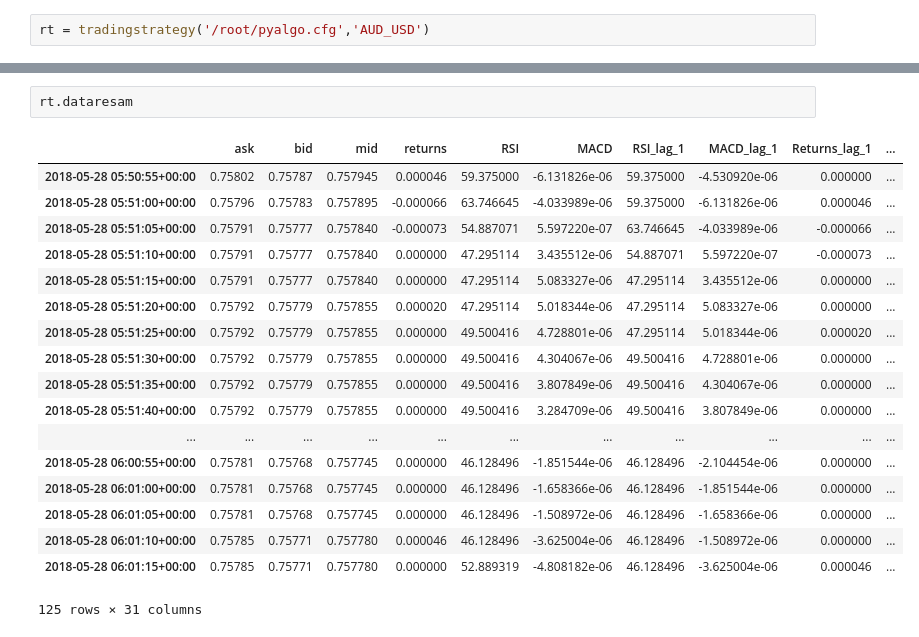
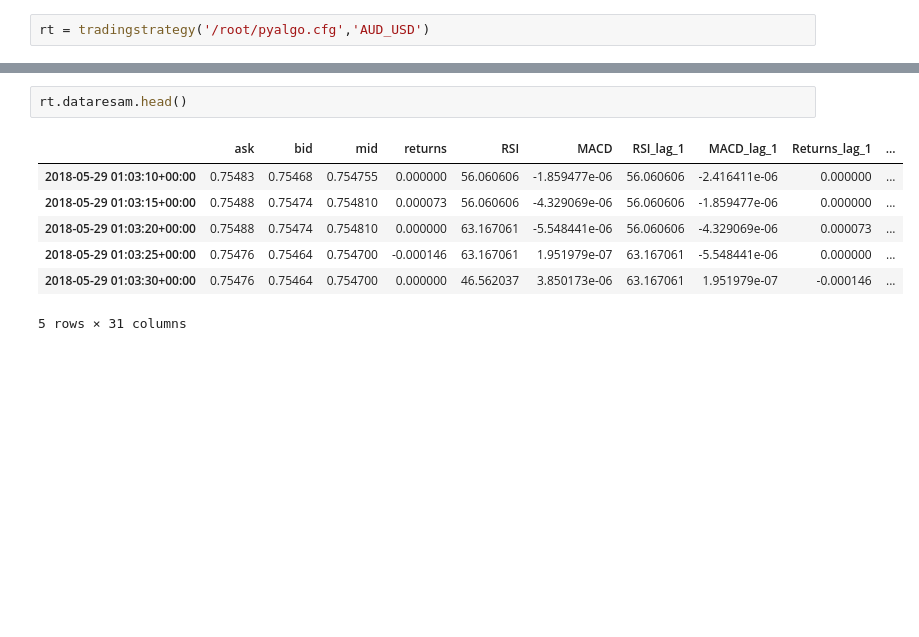
Before and after one commit to Sdoof/final_project, a Jupyter notebook: FOUR_tradingstrategy.ipynb, the cells around one changed output, grey strips where cells are left out. Cells and saved outputs as stored; diff of their text form; blank space fills up the shorter version.

```diff
--- a/FOUR_tradingstrategy.ipynb
+++ b/FOUR_tradingstrategy.ipynb
@@ -253,24 +253,13 @@ rt.dataresam[['mid','RSI']].plot(secondary_y='RSI')
 # %%
-rt.dataresam
+rt.dataresam.head()
 # %% [output]
 |  | ask | bid | mid | returns | RSI | MACD | RSI_lag_1 | MACD_lag_1 | Returns_lag_1 | ... |
-| 2018-05-28 05:50:55+00:00 | 0.75802 | 0.75787 | 0.757945 | 0.000046 | 59.375000 | -6.131826e-06 | 59.375000 | -4.530920e-06 | 0.000000 | ... |
-| 2018-05-28 05:51:00+00:00 | 0.75796 | 0.75783 | 0.757895 | -0.000066 | 63.746645 | -4.033989e-06 | 59.375000 | -6.131826e-06 | 0.000046 | ... |
-| 2018-05-28 05:51:05+00:00 | 0.75791 | 0.75777 | 0.757840 | -0.000073 | 54.887071 | 5.597220e-07 | 63.746645 | -4.033989e-06 | -0.000066 | ... |
-| 2018-05-28 05:51:10+00:00 | 0.75791 | 0.75777 | 0.757840 | 0.000000 | 47.295114 | 3.435512e-06 | 54.887071 | 5.597220e-07 | -0.000073 | ... |
-| 2018-05-28 05:51:15+00:00 | 0.75791 | 0.75777 | 0.757840 | 0.000000 | 47.295114 | 5.083327e-06 | 47.295114 | 3.435512e-06 | 0.000000 | ... |
-| 2018-05-28 05:51:20+00:00 | 0.75792 | 0.75779 | 0.757855 | 0.000020 | 47.295114 | 5.018344e-06 | 47.295114 | 5.083327e-06 | 0.000000 | ... |
-| 2018-05-28 05:51:25+00:00 | 0.75792 | 0.75779 | 0.757855 | 0.000000 | 49.500416 | 4.728801e-06 | 47.295114 | 5.018344e-06 | 0.000020 | ... |
-| 2018-05-28 05:51:30+00:00 | 0.75792 | 0.75779 | 0.757855 | 0.000000 | 49.500416 | 4.304067e-06 | 49.500416 | 4.728801e-06 | 0.000000 | ... |
-| 2018-05-28 05:51:35+00:00 | 0.75792 | 0.75779 | 0.757855 | 0.000000 | 49.500416 | 3.807849e-06 | 49.500416 | 4.304067e-06 | 0.000000 | ... |
-| 2018-05-28 05:51:40+00:00 | 0.75792 | 0.75779 | 0.757855 | 0.000000 | 49.500416 | 3.284709e-06 | 49.500416 | 3.807849e-06 | 0.000000 | ... |
-| ... | ... | ... | ... | ... | ... | ... | ... | ... | ... | ... |
-| 2018-05-28 06:00:55+00:00 | 0.75781 | 0.75768 | 0.757745 | 0.000000 | 46.128496 | -1.851544e-06 | 46.128496 | -2.104454e-06 | 0.000000 | ... |
-| 2018-05-28 06:01:00+00:00 | 0.75781 | 0.75768 | 0.757745 | 0.000000 | 46.128496 | -1.658366e-06 | 46.128496 | -1.851544e-06 | 0.000000 | ... |
-| 2018-05-28 06:01:05+00:00 | 0.75781 | 0.75768 | 0.757745 | 0.000000 | 46.128496 | -1.508972e-06 | 46.128496 | -1.658366e-06 | 0.000000 | ... |
-| 2018-05-28 06:01:10+00:00 | 0.75785 | 0.75771 | 0.757780 | 0.000046 | 46.128496 | -3.625004e-06 | 46.128496 | -1.508972e-06 | 0.000000 | ... |
-| 2018-05-28 06:01:15+00:00 | 0.75785 | 0.75771 | 0.757780 | 0.000000 | 52.889319 | -4.808182e-06 | 46.128496 | -3.625004e-06 | 0.000046 | ... |
+| 2018-05-29 01:03:10+00:00 | 0.75483 | 0.75468 | 0.754755 | 0.000000 | 56.060606 | -1.859477e-06 | 56.060606 | -2.416411e-06 | 0.000000 | ... |
+| 2018-05-29 01:03:15+00:00 | 0.75488 | 0.75474 | 0.754810 | 0.000073 | 56.060606 | -4.329069e-06 | 56.060606 | -1.859477e-06 | 0.000000 | ... |
+| 2018-05-29 01:03:20+00:00 | 0.75488 | 0.75474 | 0.754810 | 0.000000 | 63.167061 | -5.548441e-06 | 56.060606 | -4.329069e-06 | 0.000073 | ... |
+| 2018-05-29 01:03:25+00:00 | 0.75476 | 0.75464 | 0.754700 | -0.000146 | 63.167061 | 1.951979e-07 | 63.167061 | -5.548441e-06 | 0.000000 | ... |
+| 2018-05-29 01:03:30+00:00 | 0.75476 | 0.75464 | 0.754700 | 0.000000 | 46.562037 | 3.850173e-06 | 63.167061 | 1.951979e-07 | -0.000146 | ... |
-125 rows × 31 columns
+5 rows × 31 columns
 # %%
 rt.dataresam['prediction'].plot()
 # %% [output]
```
Also changed, not shown: parts of 9 cells of this notebook, 1 other file.
